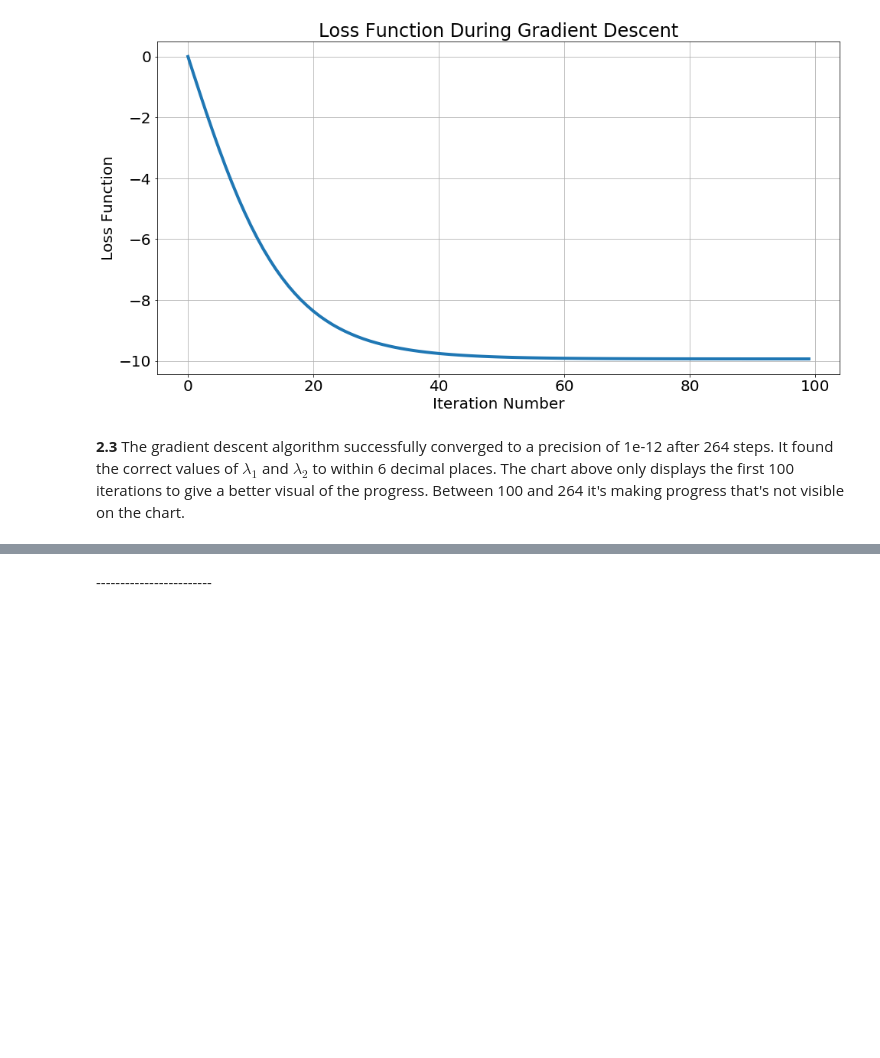
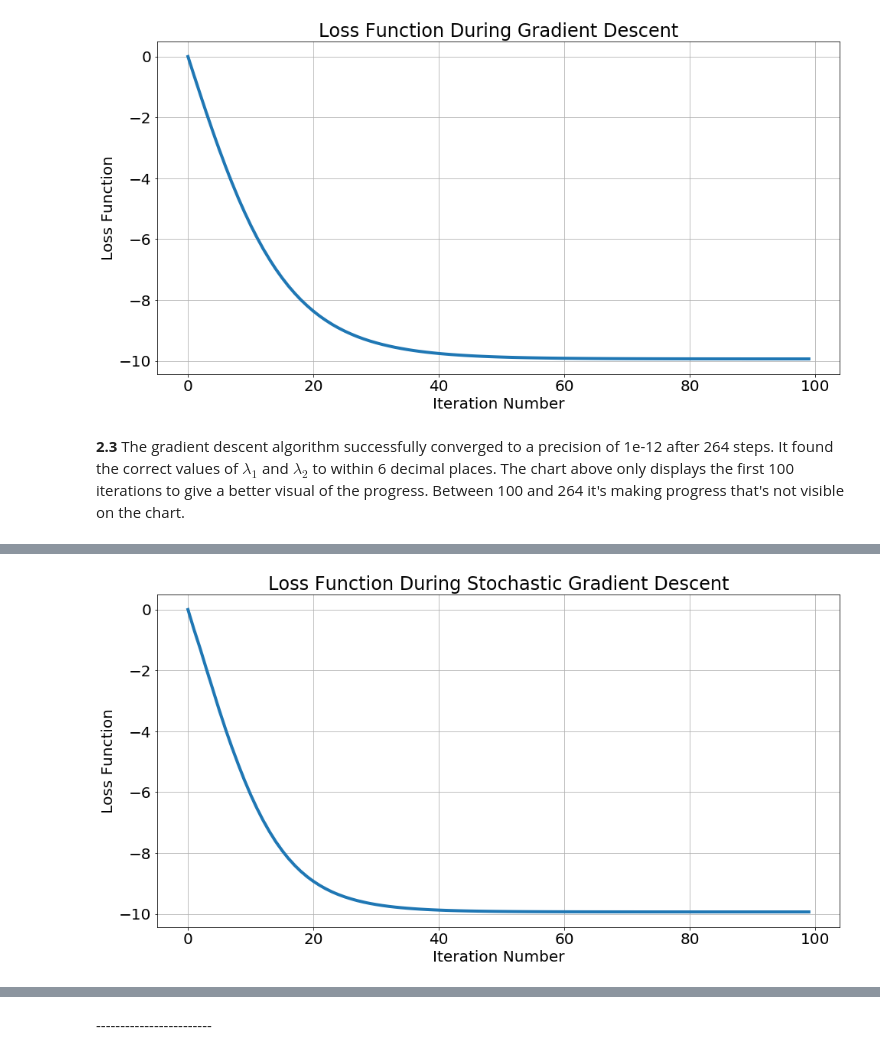
Before and after one commit to IACS-AM-207-Braavos/AM-207, a Jupyter notebook: hw6/AM207_HW6_MSE.ipynb, the cells around one changed output, grey strips where cells are left out. Saved outputs shown, nothing was run; the diff lists cells and outputs as text; code cells hidden in the pictures; blank space fills up the shorter version.

```diff
--- a/hw6/AM207_HW6_MSE.ipynb
+++ b/hw6/AM207_HW6_MSE.ipynb
@@ -712,12 +712,12 @@ max_iterations=10000
 precision=1e-12
 gd = gradient_descent(lambda_init, X_data, step_size, max_iterations, precision, loss_func)
 # Unpack answer
-lambdas = gd['lambdas']
-history = gd['history']
-lambda1, lambda2 = lambdas
-num_iters = len(history)-1
-print(f'Completed gradient descent to precision {precision:0.2e} in {num_iters} steps.')
-print(f'lambda1 = {lambda1:0.6f}, lambda2 = {lambda2:0.6f}')
+lambdas_gd = gd['lambdas']
+history_gd = gd['history']
+lambda1_gd, lambda2_gd = lambdas_gd
+num_iters_gd = len(history_gd)-1
+print(f'Completed gradient descent to precision {precision:0.2e} in {num_iters_gd} steps.')
+print(f'lambda1 = {lambda1_gd:0.6f}, lambda2 = {lambda2_gd:0.6f}')
 # %% [output]
 Completed gradient descent to precision 1.00e-12 in 264 steps.
 lambda1 = 2.053846, lambda2 = 0.000000
@@ -740,0 +842,12 @@ plt.show()
+# %%
+plot_n_sgd = np.arange(num_iters_sgd+1)
+fig, ax = plt.subplots()
+fig.set_size_inches([16, 8])
+ax.set_title('Loss Function During Stochastic Gradient Descent')
+ax.set_xlabel('Iteration Number')
+ax.set_ylabel('Loss Function')
+ax.plot(plot_n_sgd[0:100], history_sgd[0:100], linewidth=4)
+ax.grid()
+plt.show()
+# %% [output]
+[figure, added]
```
Also changed, not shown: parts of 3 cells of this notebook, 2 other files.
